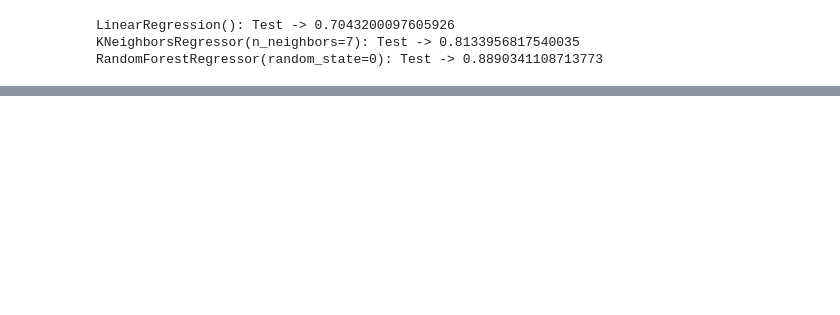
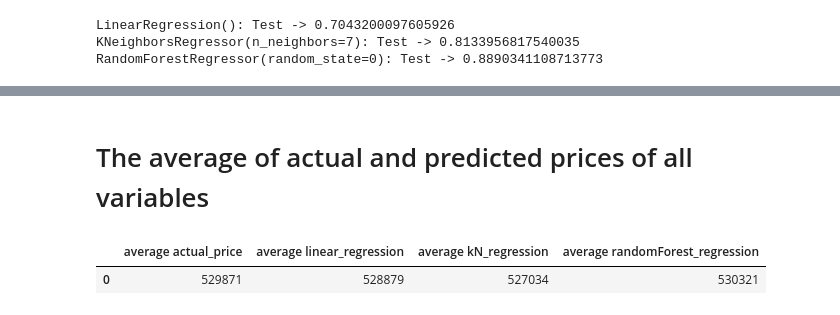
Before and after one commit to hamid89/US_housing_price_project, a Jupyter notebook: python/mid_project.ipynb, the cells around one changed output, grey strips where cells are left out. Saved outputs shown, nothing was run; the diff lists cells and outputs as text; code cells hidden in the pictures; blank space fills up the shorter version.

```diff
--- a/python/mid_project.ipynb
+++ b/python/mid_project.ipynb
@@ -336,0 +311,11 @@ predicted_val[['LinearRegression','KNeighborsRegressor','RandomForestRegressor']
+# %% [markdown]
+# The average of actual and predicted prices of all variables
+# %%
+average_dataframe = pd.DataFrame({'average actual_price': [529871] ,
+                                   'average linear_regression': [528879] ,
+                                   'average kN_regression': [527034],
+                                   'average randomForest_regression': [530321]})
+average_dataframe.head()
+# %% [output]
+|  | average actual_price | average linear_regression | average kN_regression | average randomForest_regression |
+| 0 | 529871 | 528879 | 527034 | 530321 |
```
Also changed, not shown: parts of 50 cells of this notebook.
